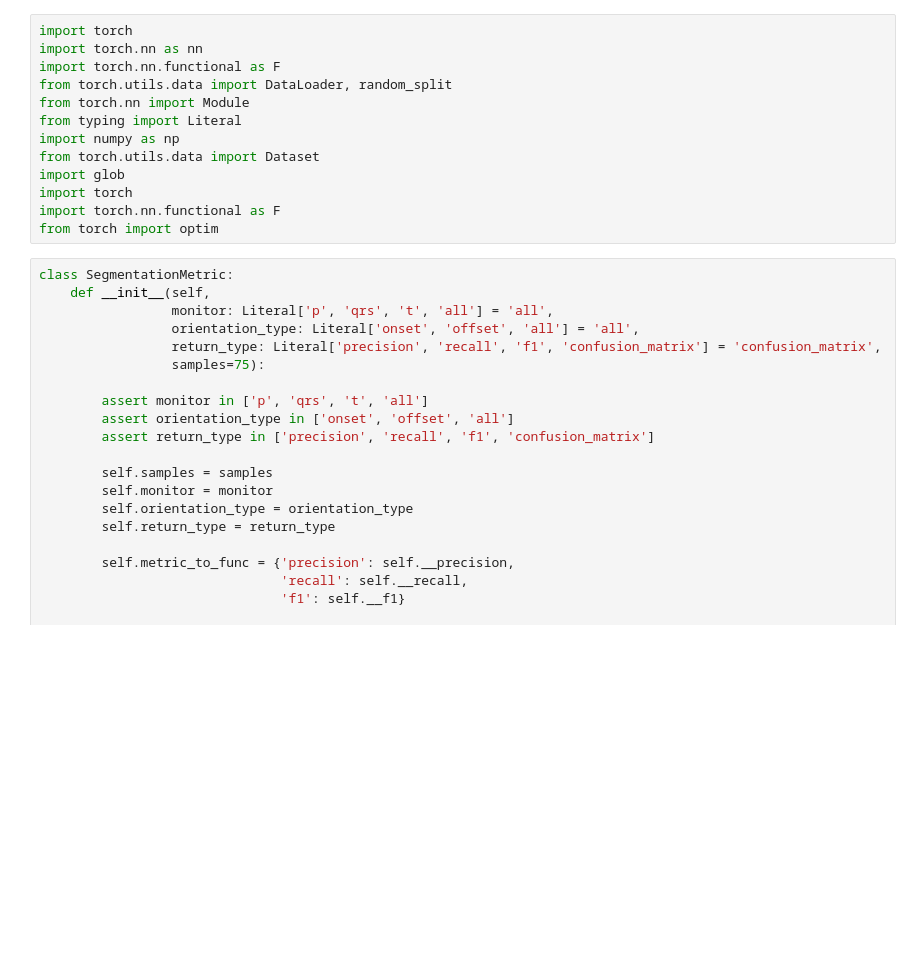
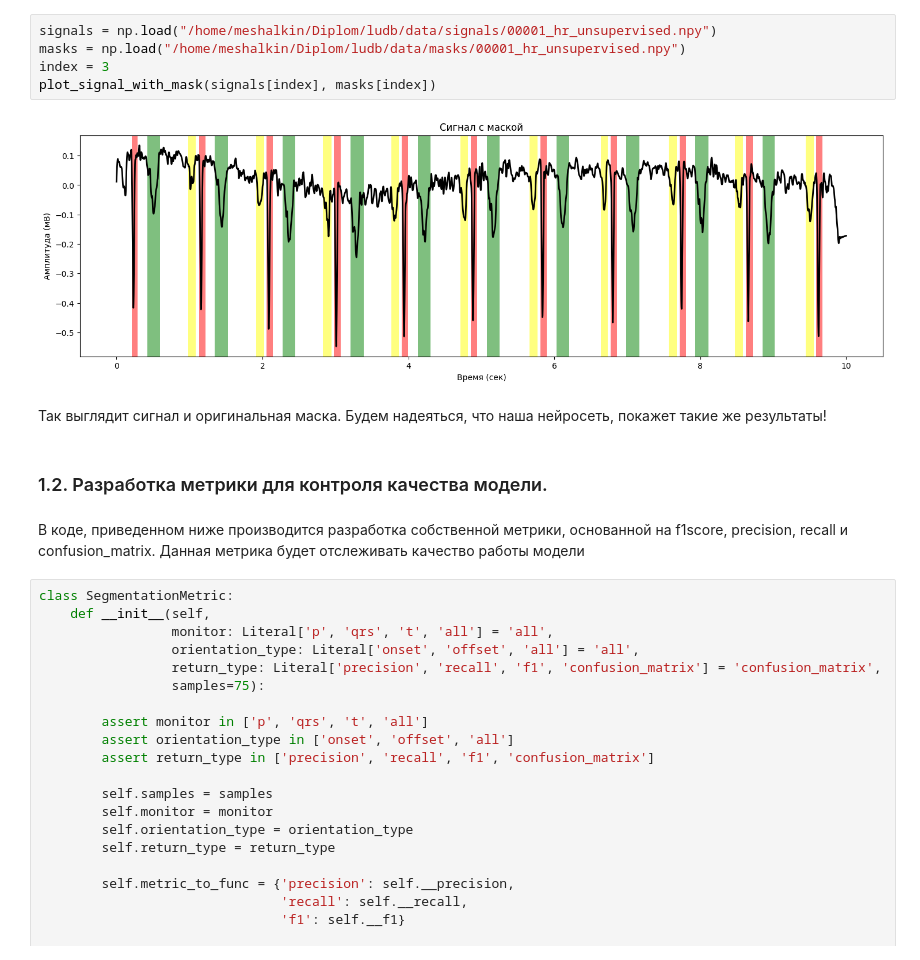
Before and after one commit to Meshford/MasterDiploma, a Jupyter notebook: Diplom_notebook.ipynb, the cells around one changed output. Saved outputs shown, nothing was run; the diff lists cells and outputs as text; blank space fills up the shorter version.

```diff
--- a/Diplom_notebook.ipynb
+++ b/Diplom_notebook.ipynb
@@ -1,16 +129,16 @@
 # %%
-import torch
-import torch.nn as nn
-import torch.nn.functional as F
-from torch.utils.data import DataLoader, random_split
-from torch.nn import Module
-from typing import Literal
-import numpy as np
-from torch.utils.data import Dataset
-import glob
-import torch
-import torch.nn.functional as F
-from torch import optim
+signals = np.load("/home/meshalkin/Diplom/ludb/data/signals/00001_hr_unsupervised.npy")
+masks = np.load("/home/meshalkin/Diplom/ludb/data/masks/00001_hr_unsupervised.npy")
+index = 3
+plot_signal_with_mask(signals[index], masks[index])
+# %% [output]
+[figure, added]
+# %% [markdown]
+Так выглядит сигнал и оригинальная маска. Будем надеяться, что наша нейросеть, покажет такие же результаты!
+# %% [markdown]
+### 1.2. Разработка метрики для контроля качества модели.
+# %% [markdown]
+В коде, приведенном ниже производится разработка собственной метрики, основанной на f1score, precision, recall и confusion_matrix. Данная метрика будет отслеживать качество работы модели
 # %%
 class SegmentationMetric:
     def __init__(self,
```
Also changed, not shown: parts of 25 cells of this notebook.
